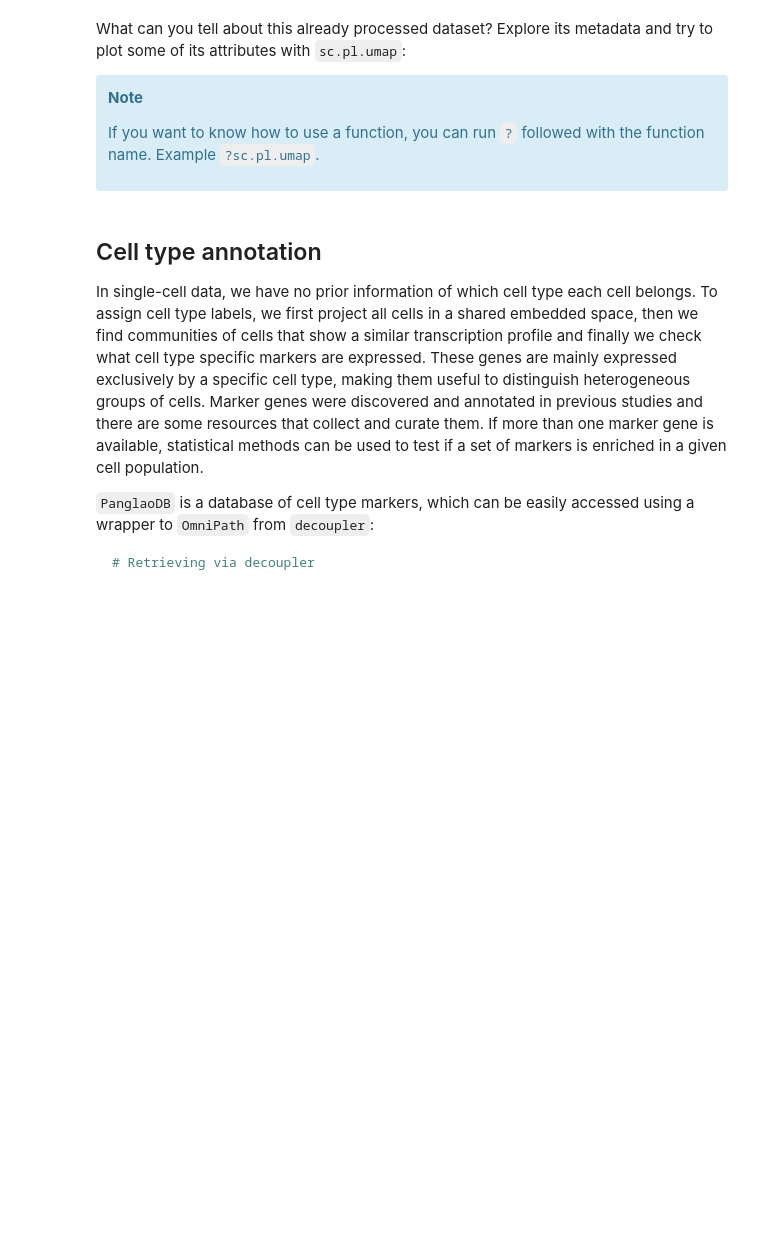
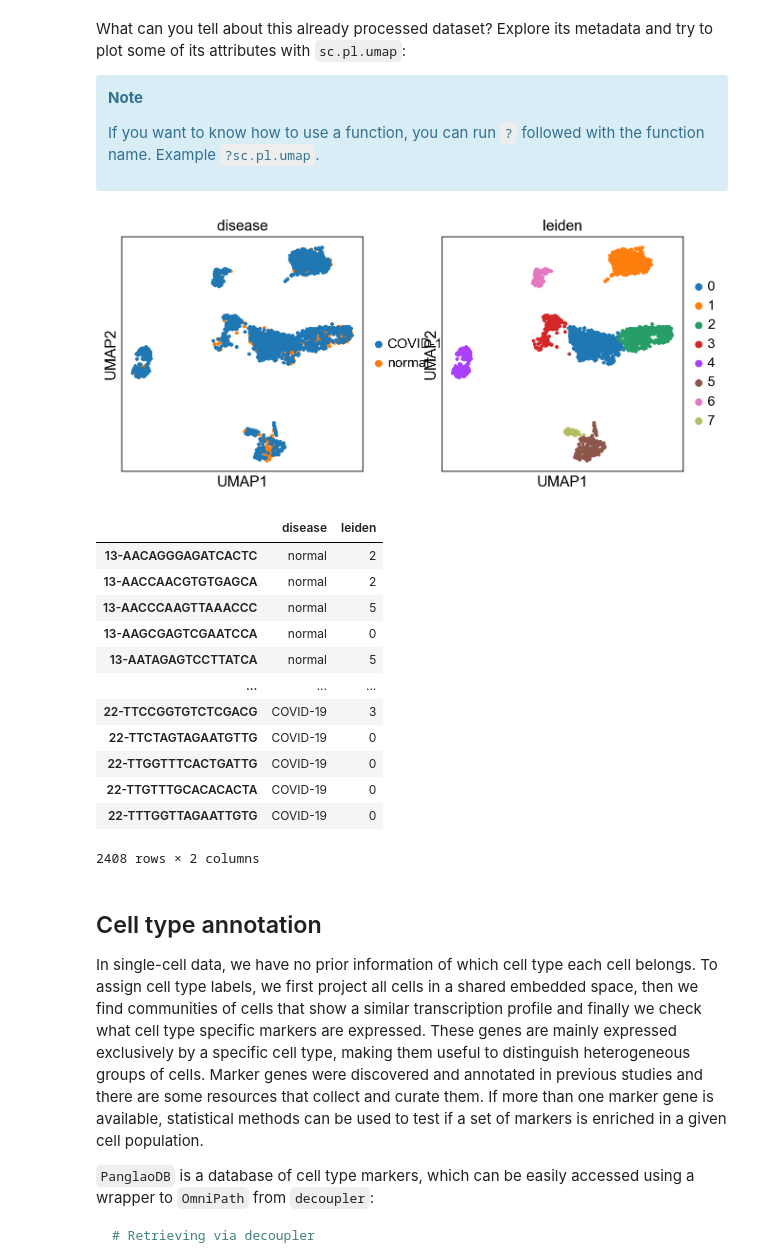
Before and after one commit to saezlab/Singlecell_course_2023, a Jupyter notebook: 1_functional_analysis/functional_analysis.ipynb, the cells around one changed output. Saved outputs shown, nothing was run; the diff lists cells and outputs as text; code cells hidden in the pictures; blank space fills up the shorter version.

```diff
--- a/1_functional_analysis/functional_analysis.ipynb
+++ b/1_functional_analysis/functional_analysis.ipynb
@@ -71,6 +76,24 @@ If you want to know how to use a function, you can run `?` followed with the fun
 </div>
 # %%
 # Explore adata
+sc.pl.umap(adata, color=['disease', 'leiden'])
+
+adata.obs
+# %% [output]
+[figure, added]
+|  | disease | leiden |
+| 13-AACAGGGAGATCACTC | normal | 2 |
+| 13-AACCAACGTGTGAGCA | normal | 2 |
+| 13-AACCCAAGTTAAACCC | normal | 5 |
+| 13-AAGCGAGTCGAATCCA | normal | 0 |
+| 13-AATAGAGTCCTTATCA | normal | 5 |
+| ... | ... | ... |
+| 22-TTCCGGTGTCTCGACG | COVID-19 | 3 |
+| 22-TTCTAGTAGAATGTTG | COVID-19 | 0 |
+| 22-TTGGTTTCACTGATTG | COVID-19 | 0 |
+| 22-TTGTTTGCACACACTA | COVID-19 | 0 |
+| 22-TTTGGTTAGAATTGTG | COVID-19 | 0 |
+2408 rows × 2 columns
 # %% [markdown]
 ## Cell type annotation
 
```
Also changed, not shown: parts of 25 cells of this notebook.
